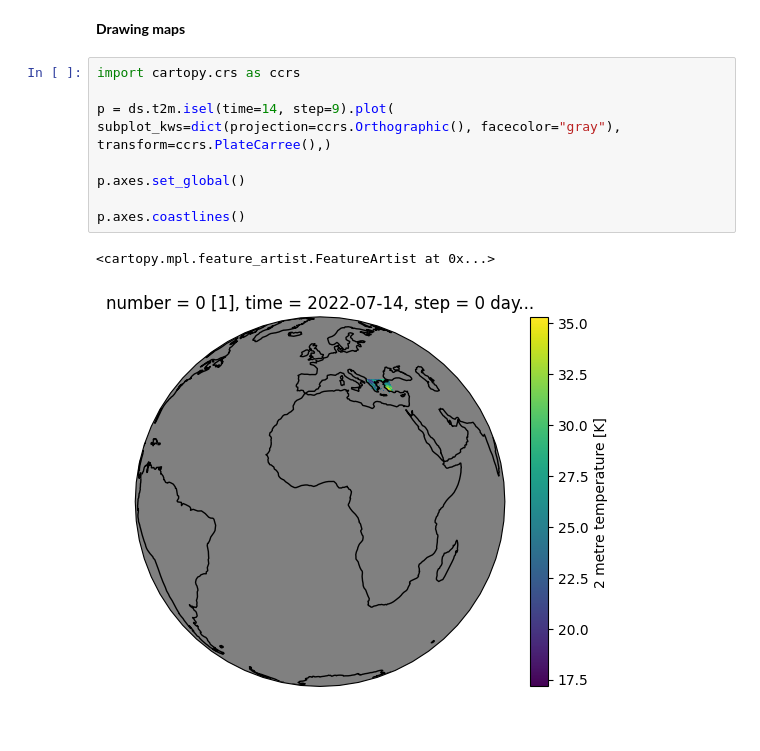
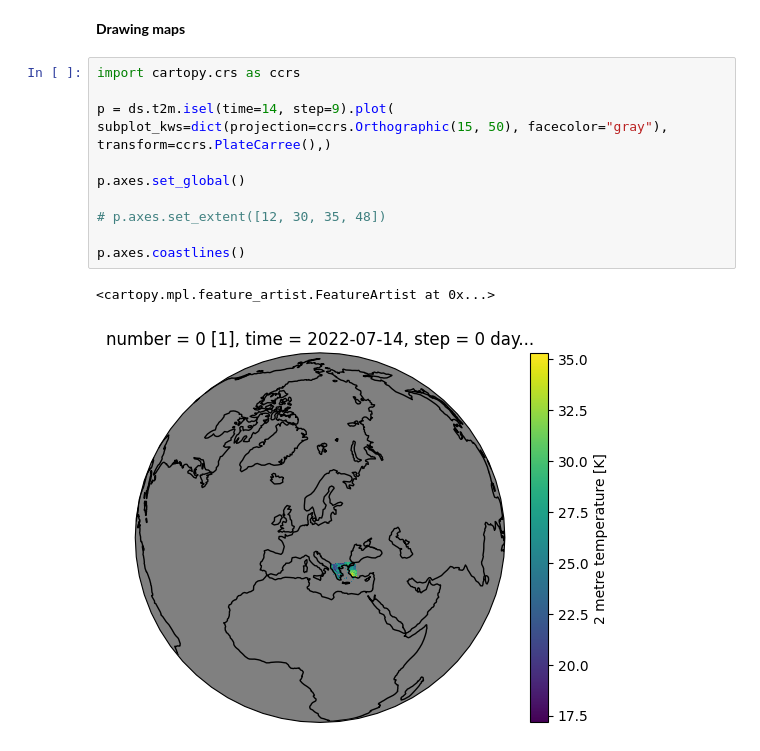
Before and after one commit to edwardLum/mapping-data-visualization-python, a Jupyter notebook: code/exercise1/Working with xarray plots.ipynb, the cells around one changed output. Drawn from its saved outputs; the diff is of its cells as text.

Commit message:
Orthographic maps

```diff
--- a/code/exercise1/Working with xarray plots.ipynb
+++ b/code/exercise1/Working with xarray plots.ipynb
@@ -241,12 +233,14 @@ plt.draw()
 # %%
 import cartopy.crs as ccrs
 
 p = ds.t2m.isel(time=14, step=9).plot(
-subplot_kws=dict(projection=ccrs.Orthographic(), facecolor="gray"), transform=ccrs.PlateCarree(),)
+subplot_kws=dict(projection=ccrs.Orthographic(15, 50), facecolor="gray"), transform=ccrs.PlateCarree(),)
 
 p.axes.set_global()
 
+# p.axes.set_extent([12, 30, 35, 48])
+
 p.axes.coastlines()
 # %% [output]
 <cartopy.mpl.feature_artist.FeatureArtist at 0x...>
-[figure, old version]
+[figure, new version]
```
Also changed, not shown: parts of 5 cells of this notebook.
